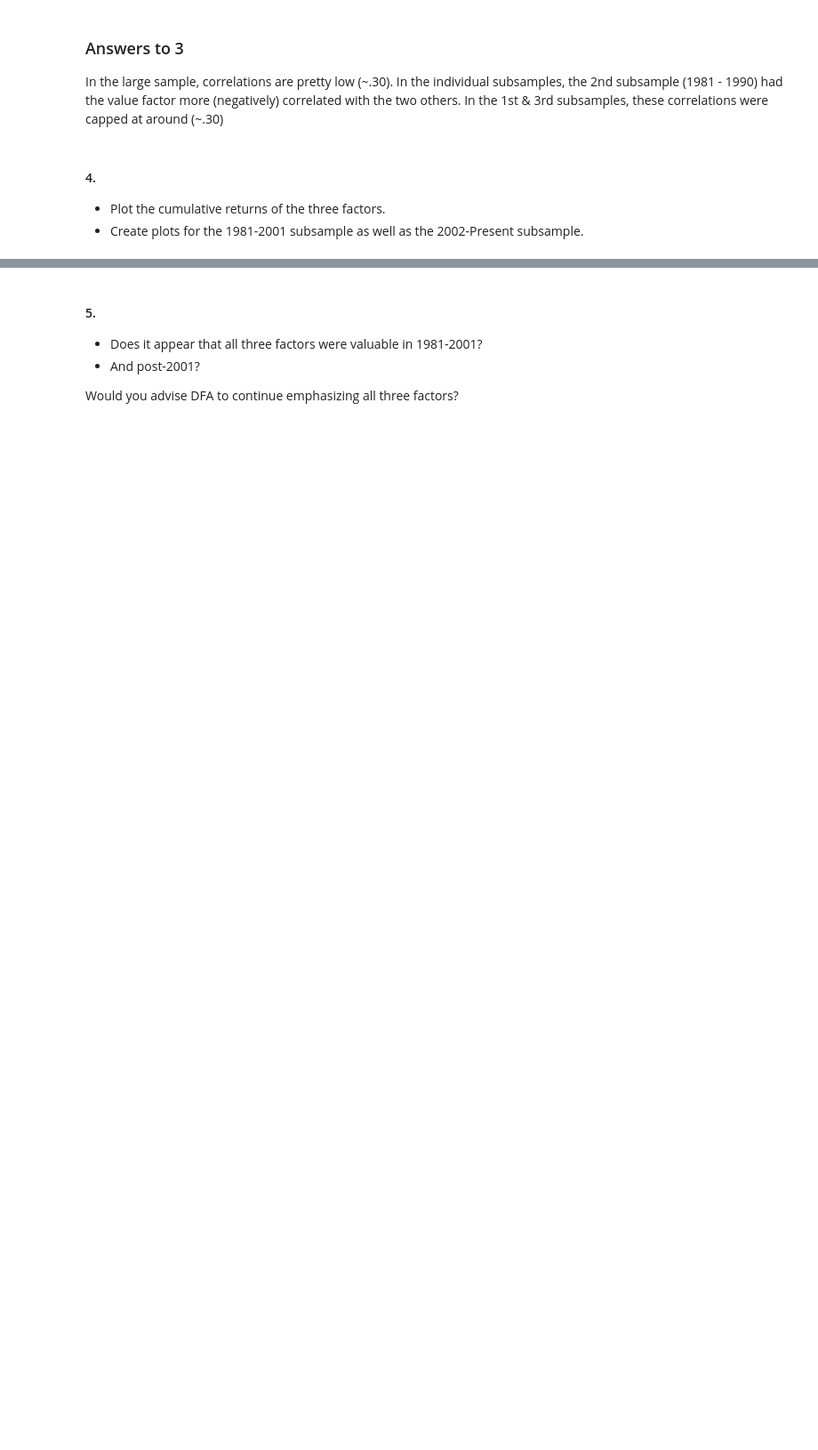
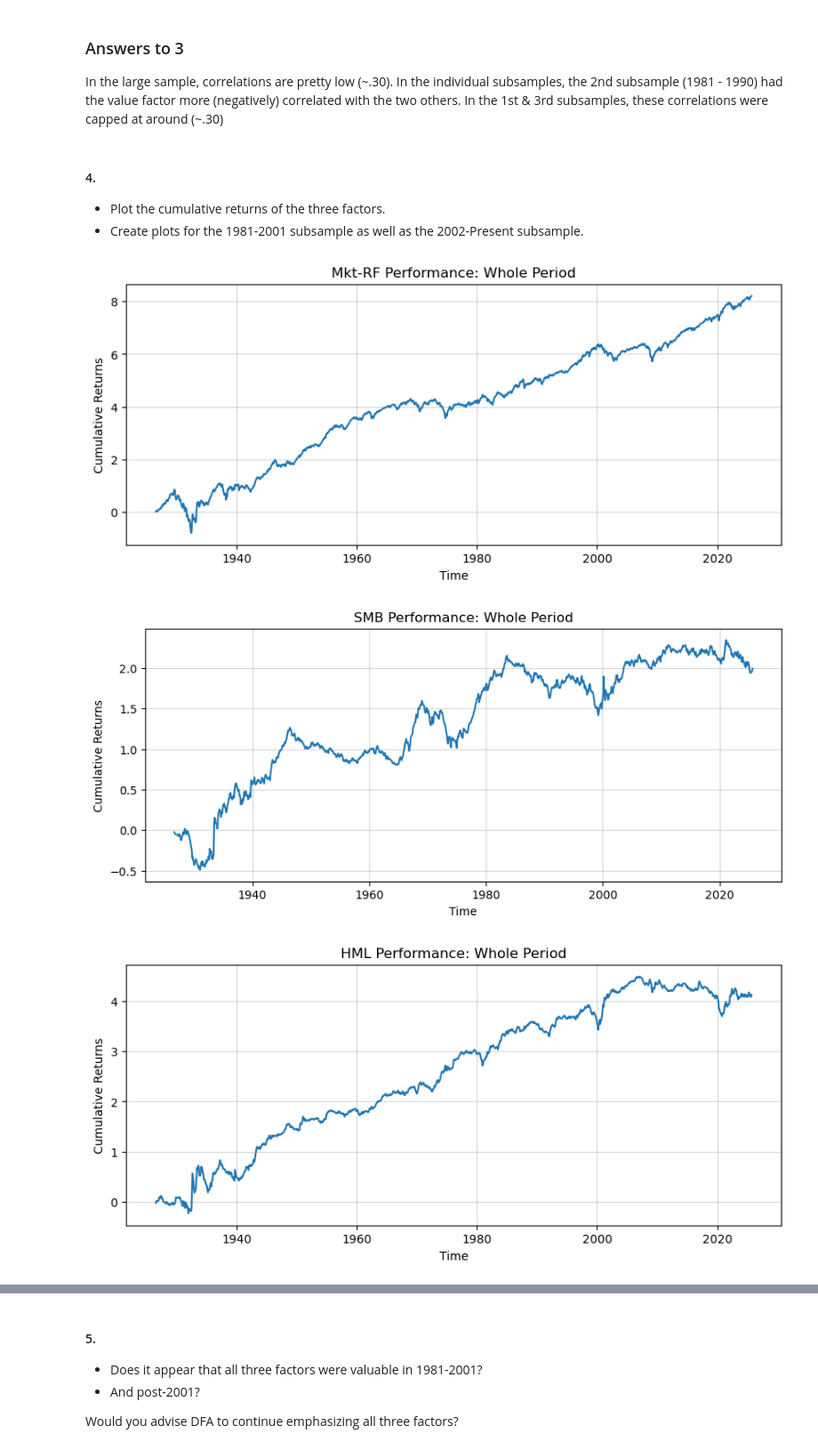
Before and after one commit to kebo1234/Portfolio-HW-Group-B-12, a Jupyter notebook: HW4/HW4.ipynb, the cells around one changed output, grey strips where cells are left out. Shown at 89% size. Saved outputs shown, nothing was run; the diff lists cells and outputs as text; code cells hidden in the pictures; blank space fills up the shorter version.

```diff
--- a/HW4/HW4.ipynb
+++ b/HW4/HW4.ipynb
@@ -216,3 +216,44 @@ In the individual subsamples, the 2nd subsample (1981 - 1990) had the value fact
 #### 4.
 - Plot the cumulative returns of the three factors.
 - Create plots for the 1981-2001 subsample as well as the 2002-Present subsample.
+# %%
+import pandas as pd
+import numpy as np
+import seaborn as sns
+import matplotlib.pyplot as plt
+import statsmodels.api as sm
+
+df = pd.read_excel('dfa_analysis_data.xlsx', sheet_name='factors', index_col=0)
+df.index = pd.to_datetime(df.index)
+
+# compute cumulative returns
+# df_cum_ret = (df+1).cumprod()
+df_cum_ret = df.cumsum()
+ls_factors = df_cum_ret.columns[:3]
+
+def plot_cum_ret(factor, df_cum_ret, period):
+    plt.figure(figsize=(10,4))
+    plt.plot(df_cum_ret[factor])
+    plt.title(f"{factor} Performance: {period}")
+    plt.grid(alpha=0.5)
+    plt.xlabel("Time")
+    plt.ylabel("Cumulative Returns")
+    plt.show()
+
+# whole period
+for factor in ls_factors:
+    plot_cum_ret(factor, df_cum_ret, "Whole Period")
+
+# 1981-2001 subsample
+df_cum_ret_sub1 = df_cum_ret.loc["1981-01-01":"2002-01-01"]
+for factor in ls_factors:
+    plot_cum_ret(factor, df_cum_ret_sub1, "1981-2001")
+
+# 2002 subsample
+df_cum_ret_sub2 = df_cum_ret.loc["2002-01-01":]
+for factor in ls_factors:
+    plot_cum_ret(factor, df_cum_ret_sub2, "2002-Present")
+# %% [output]
+[figure, added]
+[figure, added]
+[figure, added]
```
Also changed, not shown: parts of 3 cells of this notebook.
